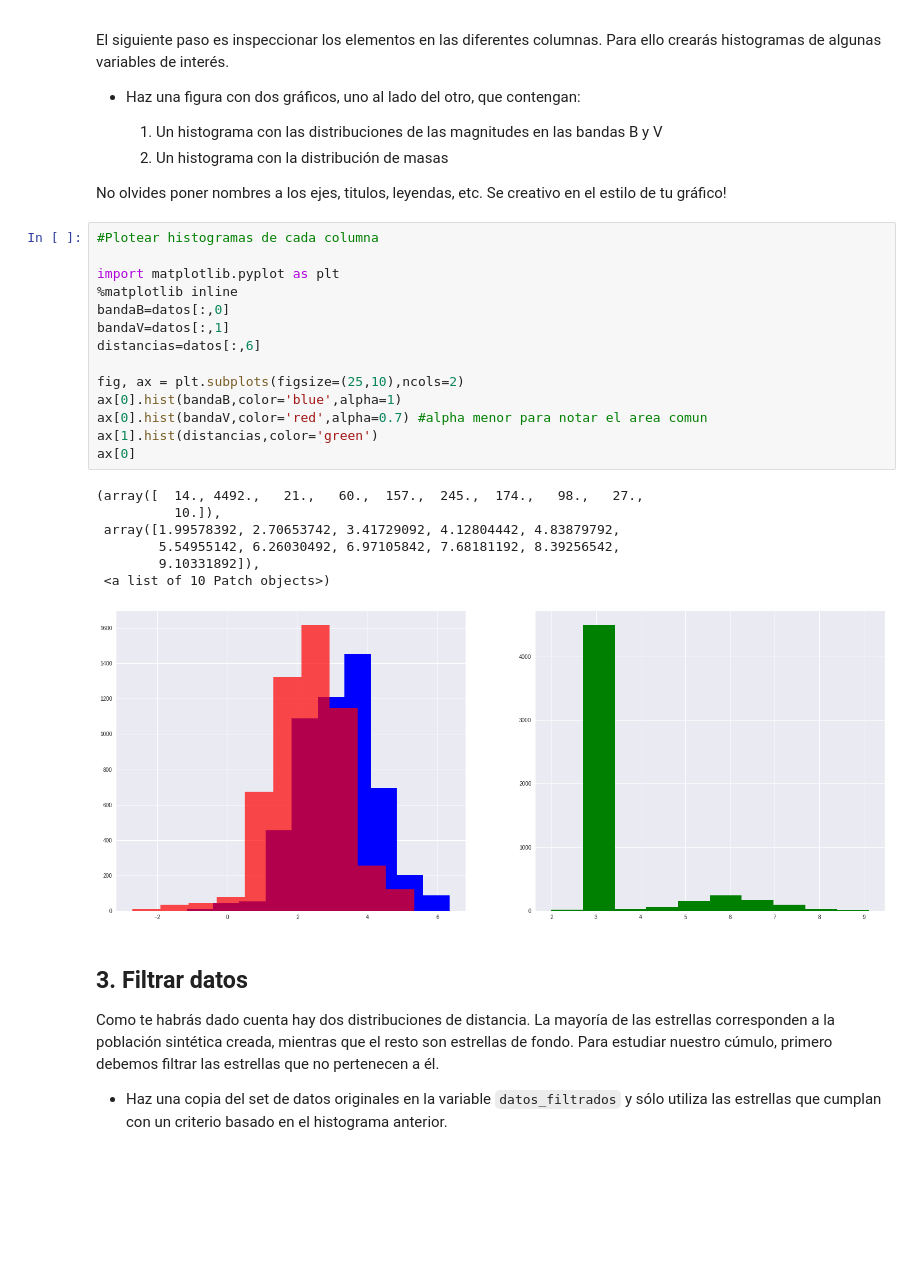
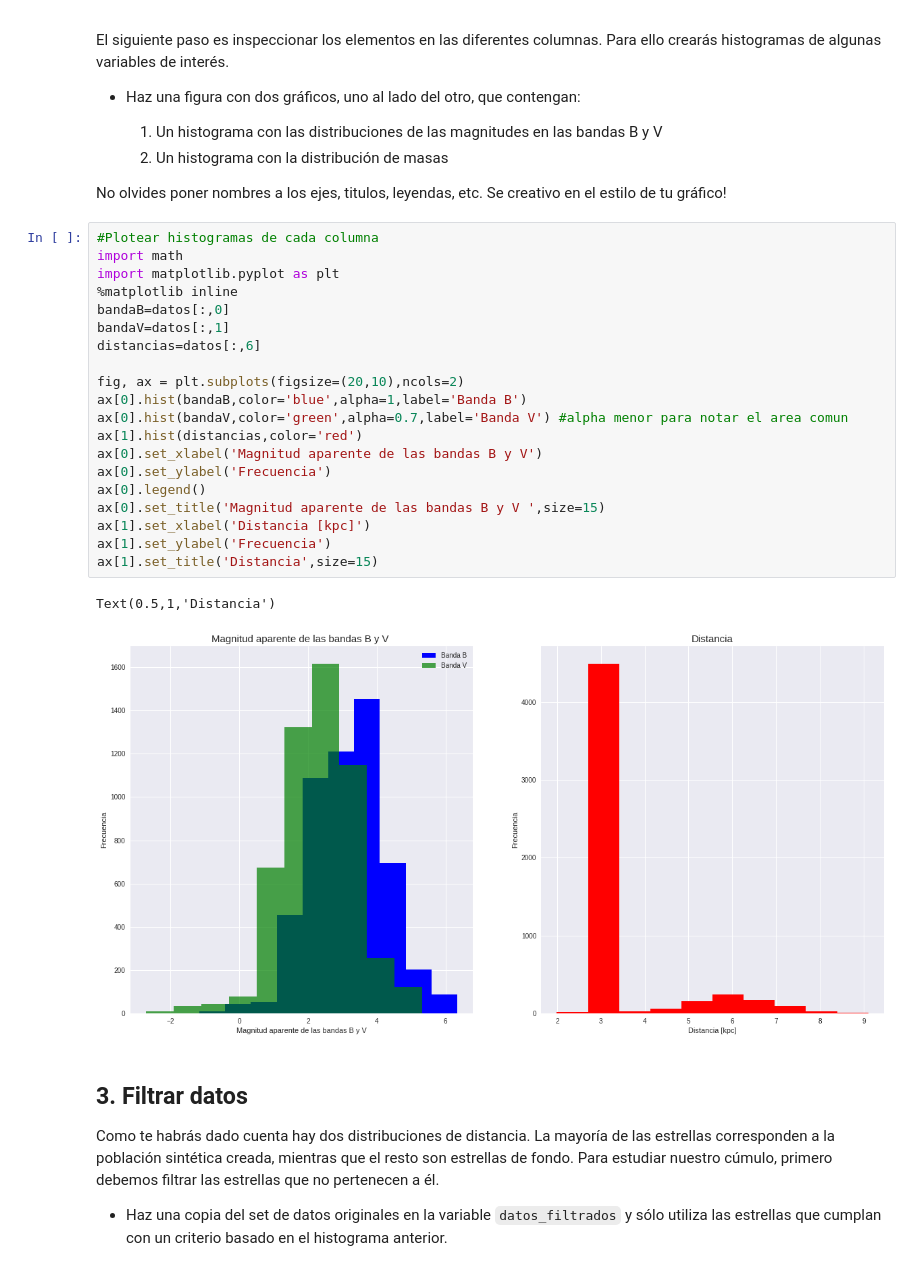
Before and after one commit to SantiagoRios21/minitarea2, a Jupyter notebook: minitarea2.ipynb, the cells around one changed output. Drawn from its saved outputs; the diff is of its cells as text; blank space fills up the shorter version.

```diff
--- a/minitarea2.ipynb
+++ b/minitarea2.ipynb
@@ -63,26 +68,27 @@ El siguiente paso es inspeccionar los elementos en las diferentes columnas. Para
 No olvides poner nombres a los ejes, titulos, leyendas, etc. Se creativo en el estilo de tu gráfico!
 # %%
 #Plotear histogramas de cada columna
-
+import math
 import matplotlib.pyplot as plt
 %matplotlib inline
 bandaB=datos[:,0]
 bandaV=datos[:,1]
 distancias=datos[:,6]
 
-fig, ax = plt.subplots(figsize=(25,10),ncols=2)
-ax[0].hist(bandaB,color='blue',alpha=1)
-ax[0].hist(bandaV,color='red',alpha=0.7) #alpha menor para notar el area comun
-ax[1].hist(distancias,color='green')
-ax[0]
+fig, ax = plt.subplots(figsize=(20,10),ncols=2)
+ax[0].hist(bandaB,color='blue',alpha=1,label='Banda B')
+ax[0].hist(bandaV,color='green',alpha=0.7,label='Banda V') #alpha menor para notar el area comun
+ax[1].hist(distancias,color='red')
+ax[0].set_xlabel('Magnitud aparente de las bandas B y V')
+ax[0].set_ylabel('Frecuencia')
+ax[0].legend()
+ax[0].set_title('Magnitud aparente de las bandas B y V ',size=15)
+ax[1].set_xlabel('Distancia [kpc]')
+ax[1].set_ylabel('Frecuencia')
+ax[1].set_title('Distancia',size=15)
 # %% [output]
-(array([  14., 4492.,   21.,   60.,  157.,  245.,  174.,   98.,   27.,
-          10.]),
- array([1.99578392, 2.70653742, 3.41729092, 4.12804442, 4.83879792,
-        5.54955142, 6.26030492, 6.97105842, 7.68181192, 8.39256542,
-        9.10331892]),
- <a list of 10 Patch objects>)
+Text(0.5,1,'Distancia')
-[figure, old version]
+[figure, new version]
 # %% [markdown]
 ## 3. Filtrar datos
 
```
Also changed, not shown: parts of 5 cells of this notebook.
